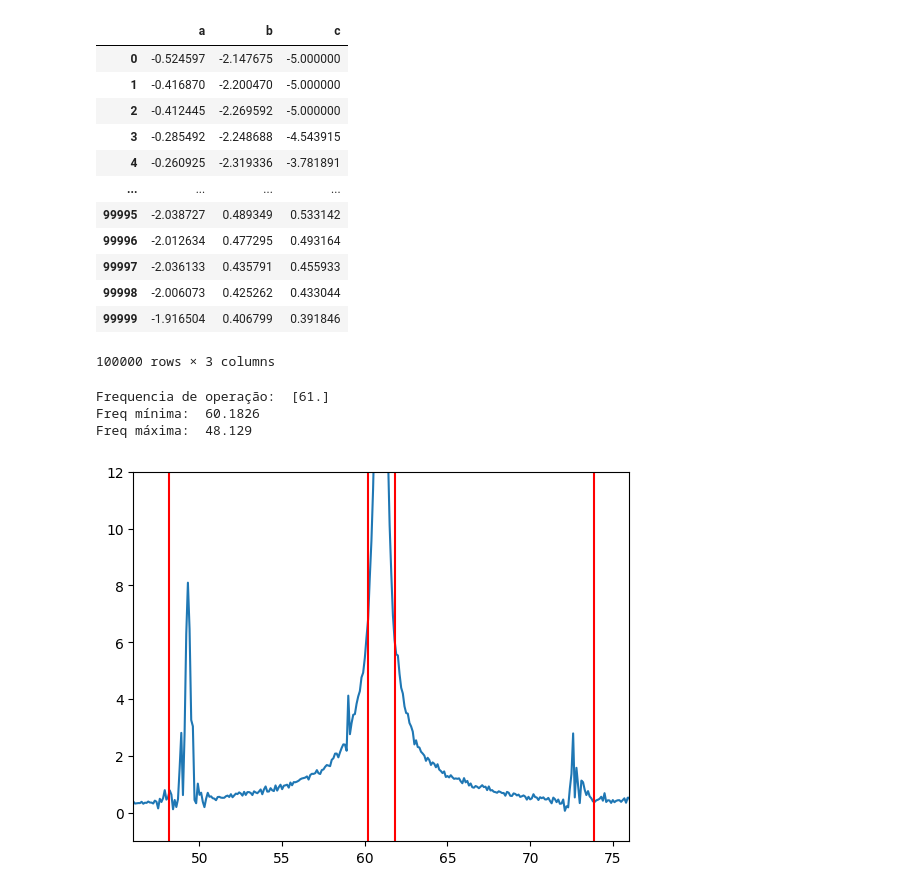
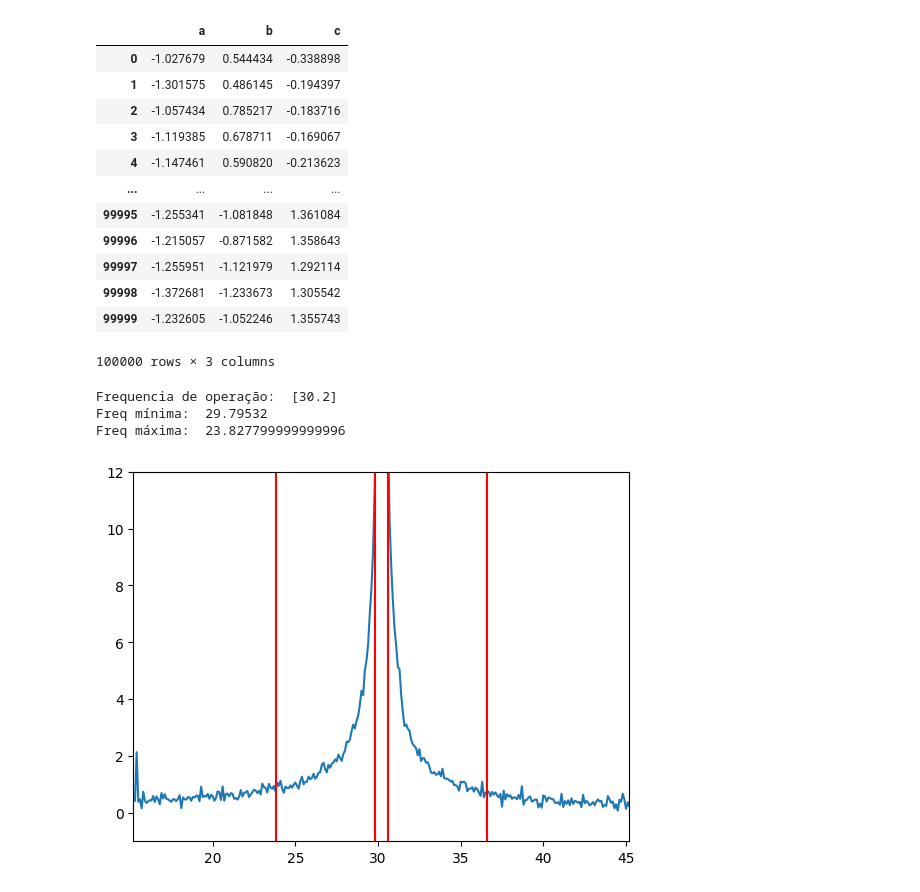
Before and after one commit to joaopedrobl/Simulacao_MIT, a Jupyter notebook: Classificador/MLP/dataset/find_components.ipynb, the cells around one changed output. Drawn from its saved outputs; the diff is of its cells as text; code cells hidden in the pictures.

Commit message:
Alterações nos scripts para dataset e exemplo de uso da MLP

```diff
--- a/Classificador/MLP/dataset/find_components.ipynb
+++ b/Classificador/MLP/dataset/find_components.ipynb
@@ -6,23 +6,23 @@ import os
 import shutil
 import scipy as sc
 # %%
-file = r"C:\Repositorios\Simulacao_MIT\Classificador\MLP\dataset\csv_files\Falha_3B_Adjacentes_csv\b000c60c100b3_a.csv"
+file = r"C:\Repositorios\Simulacao_MIT\Classificador\MLP\dataset\csv_files\Falha_1B_csv\b000c30c000b1.csv"
 # %%
 df = pd.read_csv(file, usecols = ["a", "b", "c"])
 df
 # %% [output]
 |  | a | b | c |
-| 0 | -0.524597 | -2.147675 | -5.000000 |
-| 1 | -0.416870 | -2.200470 | -5.000000 |
-| 2 | -0.412445 | -2.269592 | -5.000000 |
-| 3 | -0.285492 | -2.248688 | -4.543915 |
-| 4 | -0.260925 | -2.319336 | -3.781891 |
+| 0 | -1.027679 | 0.544434 | -0.338898 |
+| 1 | -1.301575 | 0.486145 | -0.194397 |
+| 2 | -1.057434 | 0.785217 | -0.183716 |
+| 3 | -1.119385 | 0.678711 | -0.169067 |
+| 4 | -1.147461 | 0.590820 | -0.213623 |
 | ... | ... | ... | ... |
-| 99995 | -2.038727 | 0.489349 | 0.533142 |
-| 99996 | -2.012634 | 0.477295 | 0.493164 |
-| 99997 | -2.036133 | 0.435791 | 0.455933 |
-| 99998 | -2.006073 | 0.425262 | 0.433044 |
-| 99999 | -1.916504 | 0.406799 | 0.391846 |
+| 99995 | -1.255341 | -1.081848 | 1.361084 |
+| 99996 | -1.215057 | -0.871582 | 1.358643 |
+| 99997 | -1.255951 | -1.121979 | 1.292114 |
+| 99998 | -1.372681 | -1.233673 | 1.305542 |
+| 99999 | -1.232605 | -1.052246 | 1.355743 |
 100000 rows × 3 columns
 # %%
 signal  = df.a[0:100000]
@@ -33,38 +33,38 @@ fft = np.fft.fft(signal, norm = "ortho")
 fft = fft[range(int(len(signal)/2))]
 
 tpCount = len(signal)
 values = np.arange(int(tpCount/2))
 timePeriod = tpCount/fft_fs
 freq = values/timePeriod
 
 #Achar a frequencia fundamental
-max_index = np.where(abs(fft) == np.amax(abs(fft)))
+max_index = np.where(abs(fft) == np.amax(abs(fft[100:])))
 com_freq = freq[max_index]
 print("Frequencia de operação: ", com_freq)
 
 #Verificar a faixa de busca pela componente
 s = 0.67 / 100
 s2 = 10.55 / 100
 fbqnmin = (1 - 2*1*s)*com_freq[0]
 fbqnmax = (1 - 2*1*s2)*com_freq[0]
 fbqpmin = (1 + 2*1*s)*com_freq[0]
 fbqpmax = (1 + 2*1*s2)*com_freq[0]
 print("Freq mínima: ", fbqnmin)
 print("Freq máxima: ", fbqnmax)
 zoom =  15
 plt.plot(freq, abs(fft))
 plt.axvline(x = fbqnmin, color = 'r')
 plt.axvline(x = fbqnmax, color = 'r')
 plt.axvline(x = fbqpmin, color = 'r')
 plt.axvline(x = fbqpmax, color = 'r')
 plt.xlim([com_freq[0]-zoom, com_freq[0] +  zoom])
 plt.ylim([-1,12])
 plt.show()
 # %% [output]
-Frequencia de operação:  [61.]
-Freq mínima:  60.1826
-Freq máxima:  48.129
+Frequencia de operação:  [30.2]
+Freq mínima:  29.79532
+Freq máxima:  23.827799999999996
-[figure, old version]
+[figure, new version]
 # %%
 fft_df = pd.DataFrame(abs(fft), columns = ["a"])
 # fft_df = fft_df.rolling(30).mean()
```
Also changed, not shown: parts of 16 cells of this notebook, 5 other files.
